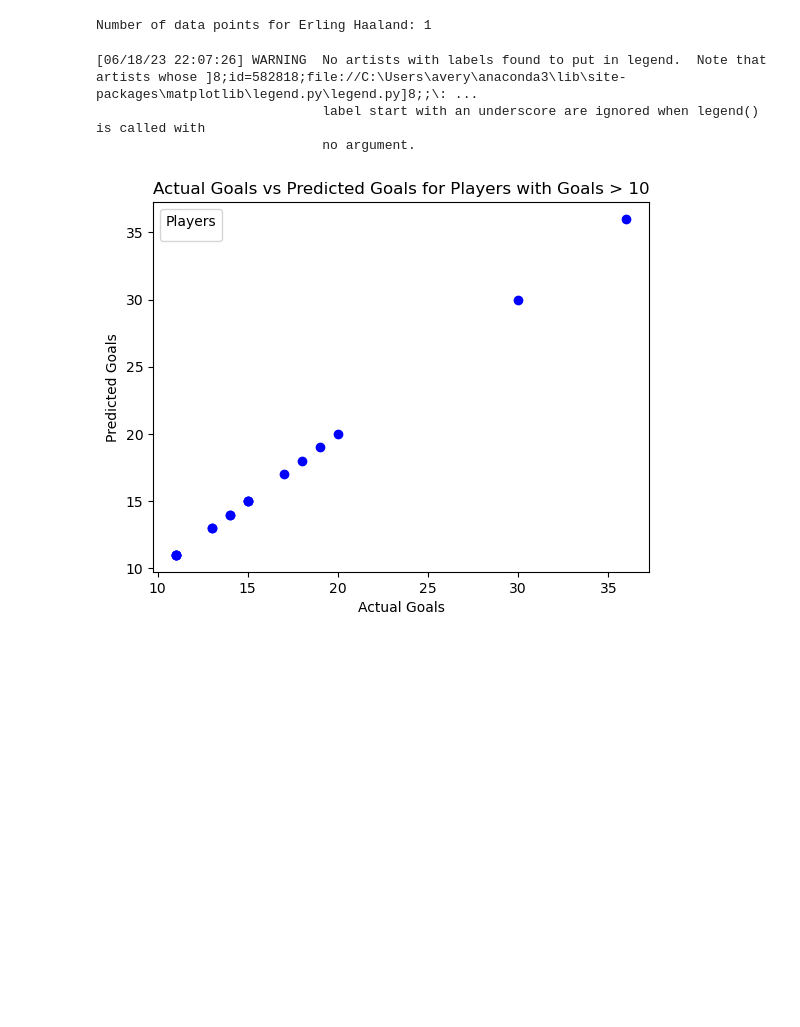
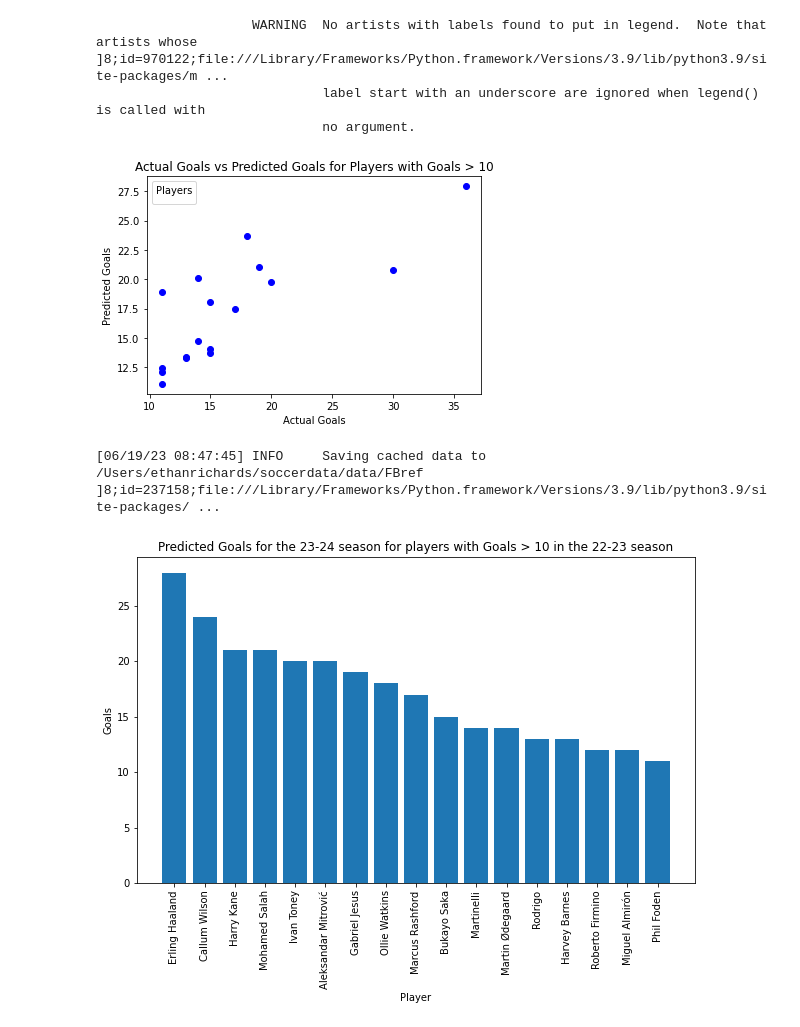
Before and after one commit to ezrichards/data-science-project, a Jupyter notebook: regression.ipynb, the cells around one changed output. Saved outputs shown, nothing was run; the diff lists cells and outputs as text; code cells hidden in the pictures; blank space fills up the shorter version.

Commit message:
Add histogram of predicted goals with LR model

```diff
--- a/regression.ipynb
+++ b/regression.ipynb
@@ -13,44 +13,22 @@ player_season_stats = fbref.read_player_season_stats(stat_type="standard")
 player_season_stats = player_season_stats.reset_index(level=['league','season', 'team', 'player'])
 player_season_stats
 
-
-#haaland_stats = player_season_stats[player_season_stats['player'] == ]
-
-# Get the number of rows
-num_rows = len(haaland_stats)
-
-print("Number of data points for Erling Haaland:", num_rows)
-
-#player_season_stats.loc[player_season_stats['player'] == 'Cristiano Ronaldo']
-
 # Convert columns to numeric data types
 player_season_stats[('Performance', 'Gls')] = pd.to_numeric(player_season_stats[('Performance', 'Gls')])
 player_season_stats[('Expected', 'xG')] = pd.to_numeric(player_season_stats[('Expected', 'xG')])
-
-# Create a scatter plot of goals vs expected goals
-# plt.scatter(player_season_stats[('Expected', 'xG')], player_season_stats[('Performance', 'Gls')])
-
-# # Set plot title and axis labels
-# plt.title('Goals vs Expected Goals')
-# plt.xlabel('Expected Goals (xG)')
-# plt.ylabel('Goals (G)')
-
-# # Show the plot
-# plt.show()
 
 # Linear Regression Model
 from sklearn.model_selection import train_test_split
 from sklearn.linear_model import LinearRegression
 
-# TODO uncomment this to predict only haalands goals?
-#player_season_stats = player_season_stats.loc[player_season_stats['player'] == 'Erling Haaland']
+player_season_stats = player_season_stats[player_season_stats[('Performance', 'Gls')] > 10]
 #print(player_season_stats)
-player_season_stats = player_season_stats[player_season_stats[('Performance', 'Gls')] > 10]
+
 # TODO: ('team', '') - find highest xA on team and then add that as a contributing predictor?
-X = player_season_stats[[('Per 90 Minutes', 'xG'), ('Performance', 'Gls'), ('Playing Time', 'Starts')]]
+X = player_season_stats[[('Per 90 Minutes', 'xG'), ('Playing Time', 'Starts')]] # ('Performance', 'Gls')) left out
 y = player_season_stats[[('Performance', 'Gls')]]
 
-X_train, X_test, y_train, y_test = train_test_split(X, y, test_size = 0.2)
+X_train, X_test, y_train, y_test = train_test_split(X, y, test_size = 0.5)
 
 # create model
 lr = LinearRegression(fit_intercept=False)
@@ -62,7 +40,6 @@ predicted_goals = lr.predict(X)
 plt.scatter(player_season_stats[('Performance', 'Gls')], predicted_goals, color='blue')
 
 #label it
-
 plt.xlabel('Actual Goals')
 plt.ylabel('Predicted Goals')
 plt.title('Actual Goals vs Predicted Goals for Players with Goals > 10')
@@ -72,4 +49,36 @@ plt.show()
 # test model
 #y_hat_train = lr.predict(X_train)
 #y_pred_test = lr.predict(X_test)
+
+# Histogram For Comparison
+fbref = sd.FBref(leagues="ENG-Premier League", seasons=2022)
+player_season_stats = fbref.read_player_season_stats(stat_type="standard")
+player_season_stats.head()
+
+# converting to integers
+player_season_stats[('Performance', 'Gls')] = player_season_stats[('Performance', 'Gls')].astype(int)
+
+# Filter players with goals above 10
+filtered_players = player_season_stats[player_season_stats[('Performance', 'Gls')] > 10]
+
+# Transfer this data to a dataframe to sort more easily
+predictions = {}
+for i in range(0, len(filtered_players.index.get_level_values('player'))):
+    predictions.update({ filtered_players.index.get_level_values('player')[i] : round(predicted_goals[i][0]) })
+
+predictions = pd.DataFrame(predictions.items(), columns=['player', 'Predicted Goals'])
+
+# Sort the data
+sorted_predictions = predictions.sort_values(by='Predicted Goals', ascending=False)
+player_names = sorted_predictions['player']
+goals = sorted_predictions['Predicted Goals']
+
+# Create a bar chart
+plt.figure(figsize=(10, 6))
+plt.bar(player_names, goals)
+plt.xlabel('Player')
+plt.ylabel('Goals')
+plt.title('Predicted Goals for the 23-24 season for players with Goals > 10 in the 22-23 season')
+plt.xticks(rotation=90)
+plt.show()
 # %% [output]
@@ -77,5 +86,6 @@ plt.show()
-Number of data points for Erling Haaland: 1
+                    WARNING  No artists with labels found to put in legend.  Note that artists whose ]8;id=970122;file:///Library/Frameworks/Python.framework/Versions/3.9/lib/python3.9/site-packages/m ...
+                             label start with an underscore are ignored when legend() is called with
+                             no argument.
+[figure, new version]
-[06/18/23 22:07:26] WARNING  No artists with labels found to put in legend.  Note that artists whose ]8;id=582818;file://C:\Users\avery\anaconda3\lib\site-packages\matplotlib\legend.py\legend.py]8;;\: ...
-                             label start with an underscore are ignored when legend() is called with
-                             no argument.
+[06/19/23 08:47:45] INFO     Saving cached data to /Users/ethanrichards/soccerdata/data/FBref         ]8;id=237158;file:///Library/Frameworks/Python.framework/Versions/3.9/lib/python3.9/site-packages/ ...
-[figure, old version]
+[figure, added]
```
Also changed, not shown: parts of 1 cell of this notebook.
